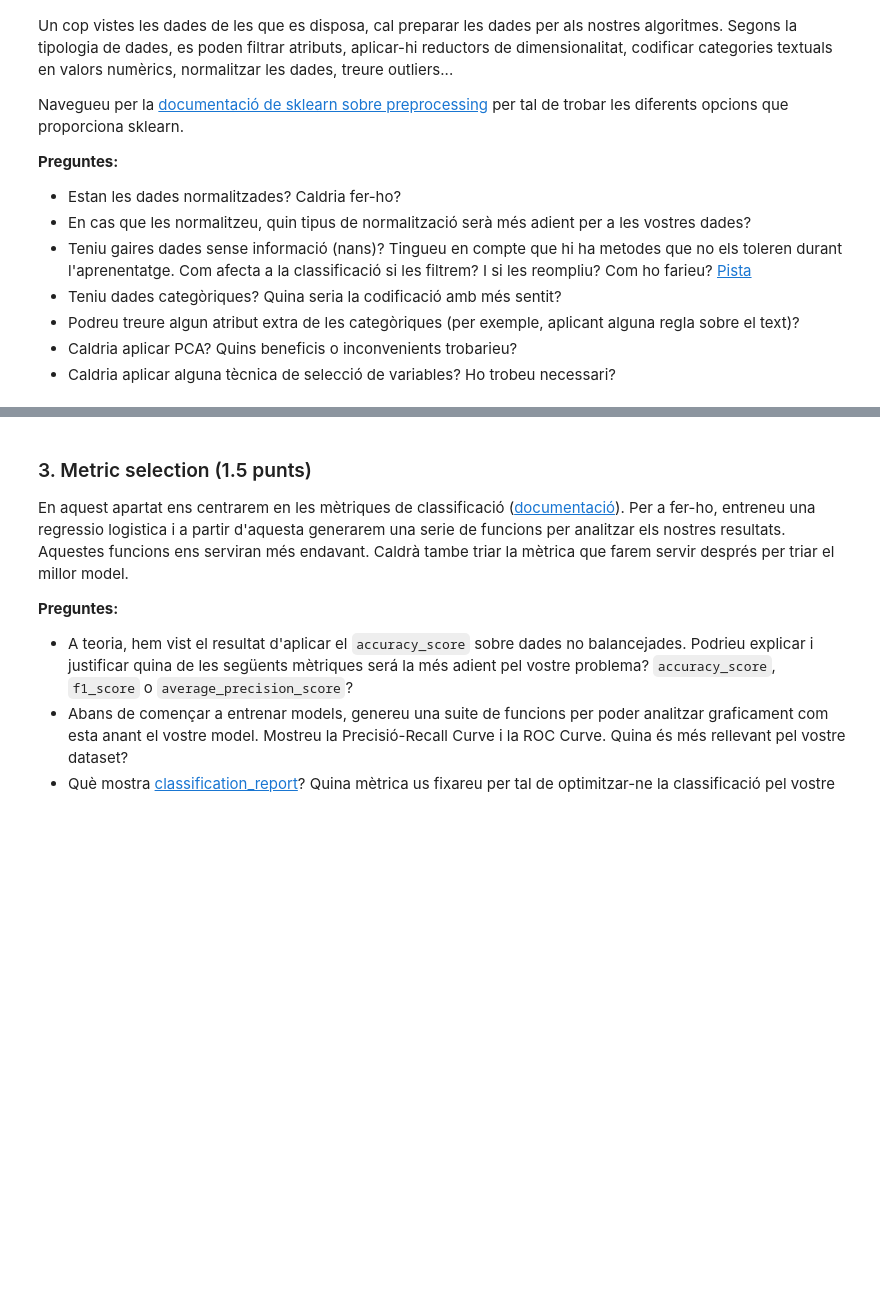
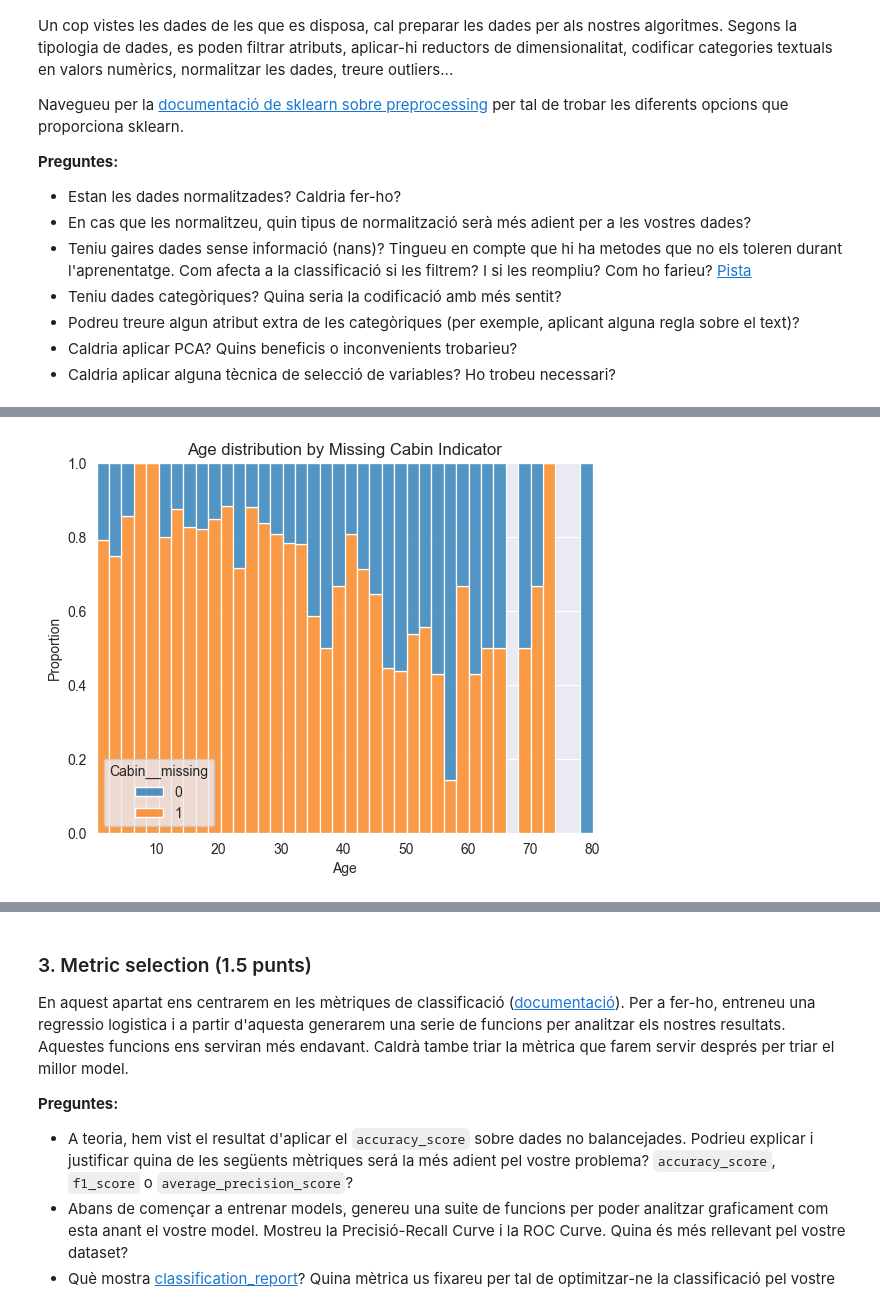
Before and after one commit to NatanSisoev/TitanicSurvival, a Jupyter notebook: practica.ipynb, the cells around one changed output, grey strips where cells are left out. Saved outputs shown, nothing was run; the diff lists cells and outputs as text; code cells hidden in the pictures; blank space fills up the shorter version.

```diff
--- a/practica.ipynb
+++ b/practica.ipynb
@@ -558,0 +346,12 @@ print("="*80)
+# %%
+def indicate_missing_cabin(dataframe: pd.DataFrame, column: str = "Cabin") -> pd.DataFrame:
+    # Copiar el dataframe
+    dataframe = dataframe.copy()
+
+    # Crear una columna que indiqui si Cabin és available o no
+    dataframe[column + "__missing"] = dataframe[column].isna().astype(int)
+
+    return dataframe
+
+# Crear un transformer
+indicate_missing_cabin_transformer = FunctionTransformer(indicate_missing_cabin, validate=False)
@@ -558,0 +466,15 @@ print("="*80)
+# %%
+sns.histplot(
+    data=indicate_missing_cabin_transformer.transform(df),
+    x="Age",
+    hue="Cabin__missing",
+    multiple="fill",
+    bins=40
+)
+
+plt.xlabel("Age")
+plt.ylabel("Proportion")
+plt.title("Age distribution by Missing Cabin Indicator")
+plt.show()
+# %% [output]
+[figure, added]
```
Also changed, not shown: parts of 85 cells of this notebook, 1 other file.
